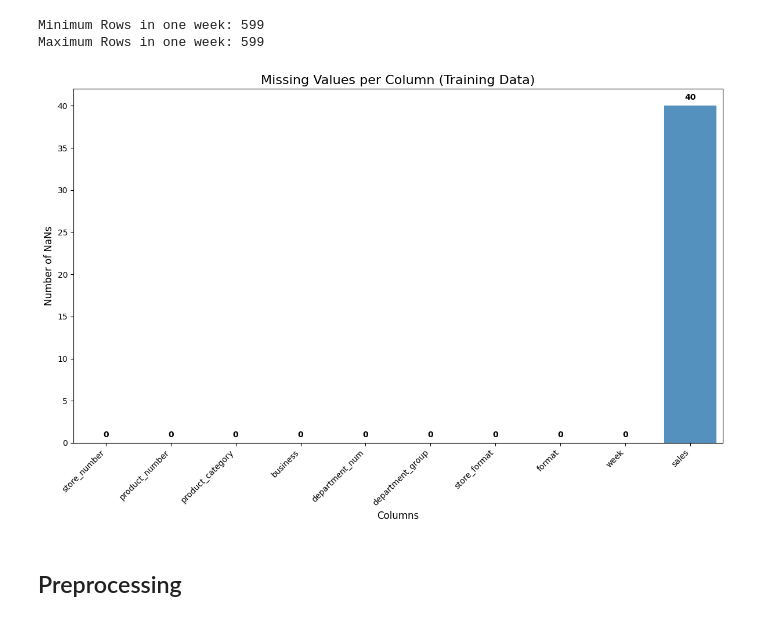
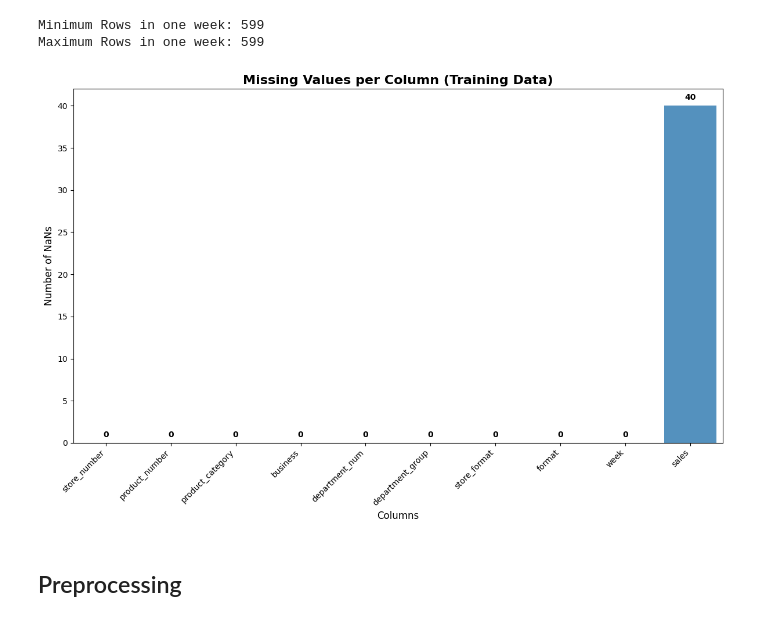
Before and after one commit to luisgrewe/StockSalesPrediction, a Jupyter notebook: salesprediction.ipynb, the cells around one changed output. Cells and saved outputs as stored; diff of their text form; code cells hidden in the pictures.

```diff
--- a/salesprediction.ipynb
+++ b/salesprediction.ipynb
@@ -46,21 +48,21 @@ Maximum Rows in one week: 599
 # %%
 nan_counts = df_train.isna().sum()
 
 plt.figure(figsize=(12, 8))
 sns.barplot(x=nan_counts.index, y=nan_counts.values, color="#4293D0")
 
-plt.title("Missing Values per Column (Training Data)", fontsize=16)
+plt.title("Missing Values per Column (Training Data)", fontsize=16, fontweight='bold')
 plt.ylabel("Number of NaNs", fontsize=12)
 plt.xlabel("Columns", fontsize=12)
 plt.xticks(rotation=45, ha='right')
 
 for i, val in enumerate(nan_counts.values):
     plt.text(i, val + 0.5, str(val), ha='center', va='bottom', fontweight='bold')
 
 plt.tight_layout()
-plt.savefig('images/missing_values.png')
+plt.savefig('images/missing_values.png', dpi=300)
 plt.show()
 # %% [output]
-[figure, old version]
+[figure, new version]
 # %% [markdown]
 ## Preprocessing
```
Also changed, not shown: parts of 25 cells of this notebook, 26 other files.
